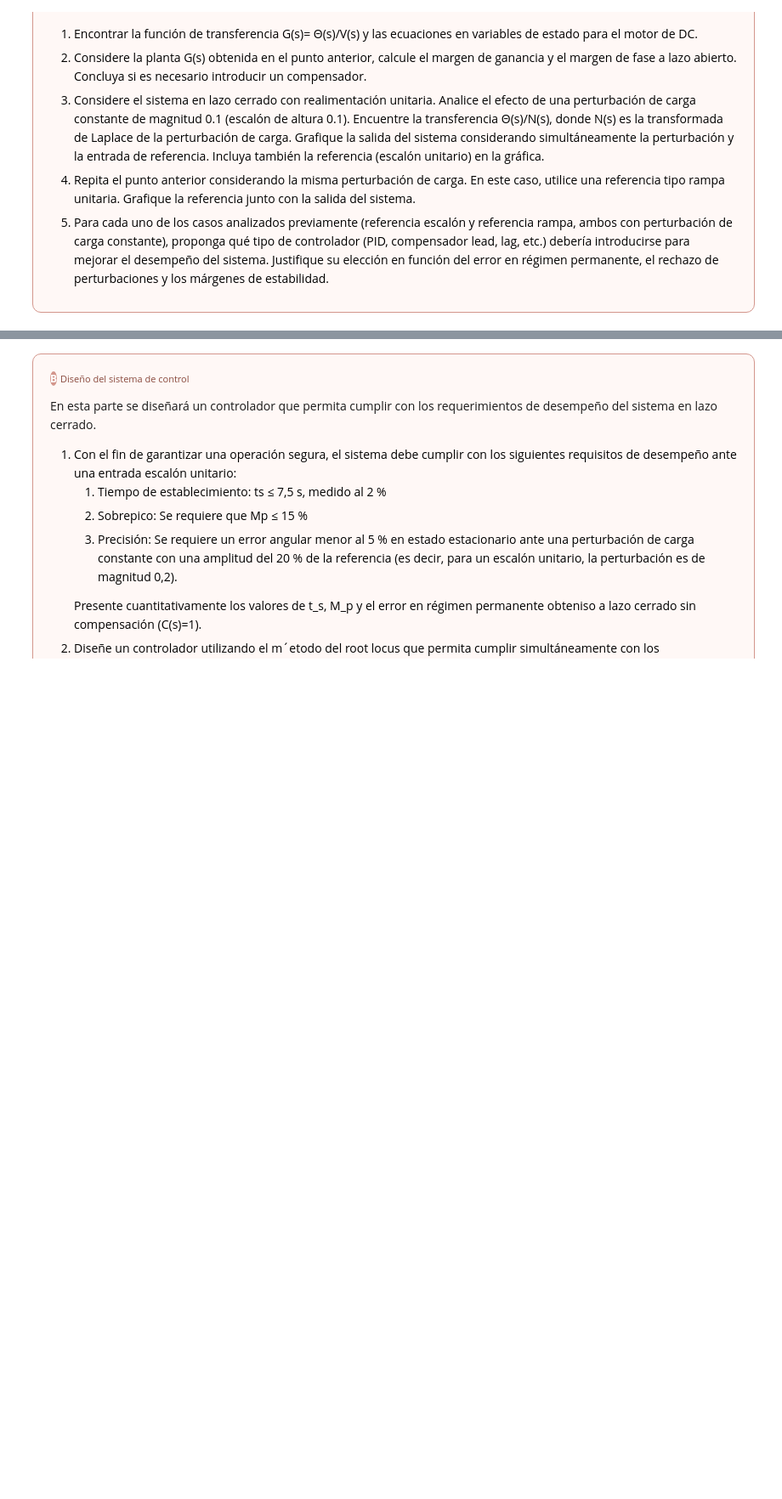
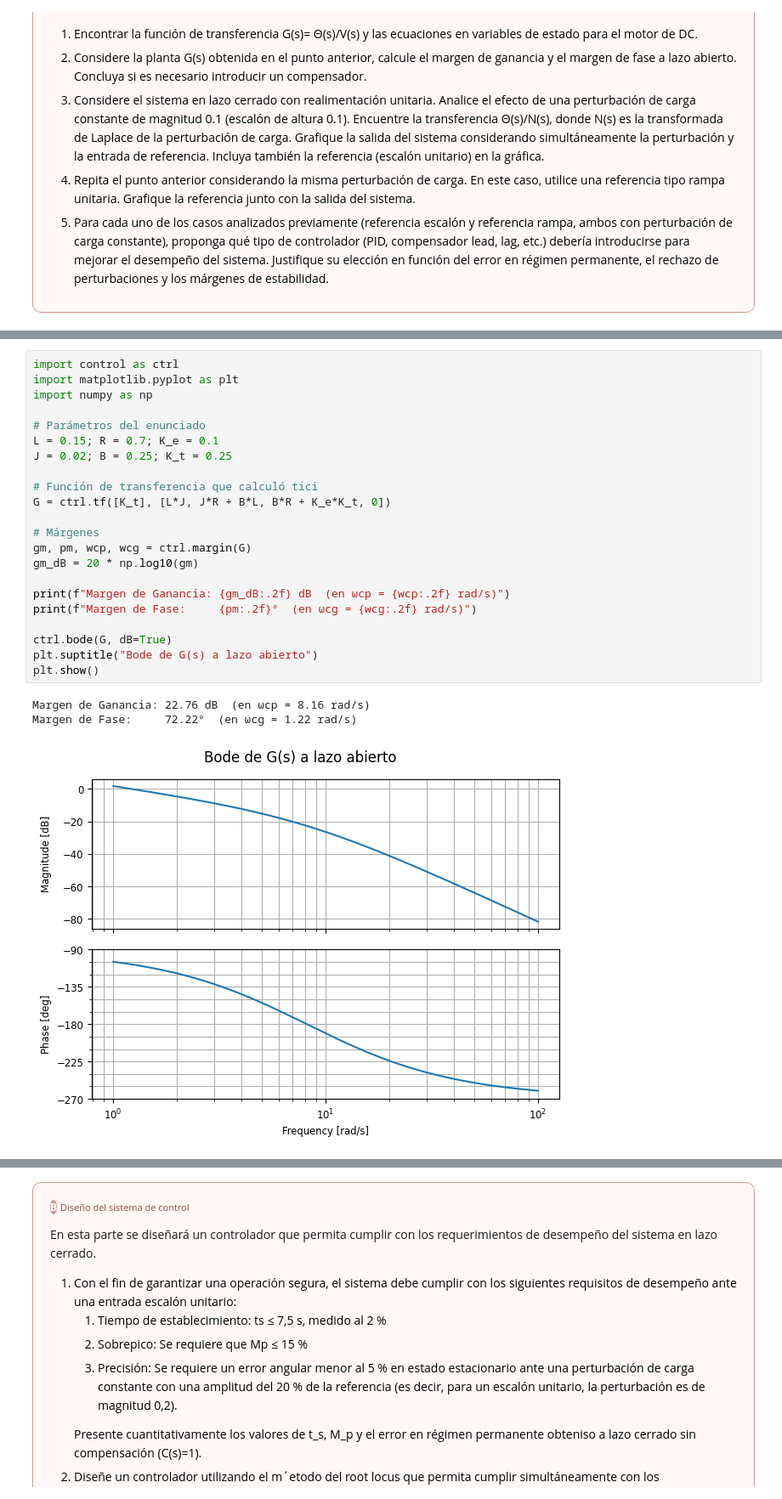
Before and after one commit to Zoevelazquez0430/TP1-SistemasDeControl, a Jupyter notebook: TP1-Control.ipynb, the cells around one changed output, grey strips where cells are left out. Shown at 85% size. Cells and saved outputs as stored; diff of their text form; blank space fills up the shorter version.

```diff
--- a/TP1-Control.ipynb
+++ b/TP1-Control.ipynb
@@ -337,0 +385,26 @@
+# %%
+import control as ctrl
+import matplotlib.pyplot as plt
+import numpy as np
+
+# Parámetros del enunciado
+L = 0.15; R = 0.7; K_e = 0.1
+J = 0.02; B = 0.25; K_t = 0.25
+
+# Función de transferencia que calculó tici
+G = ctrl.tf([K_t], [L*J, J*R + B*L, B*R + K_e*K_t, 0])
+
+# Márgenes
+gm, pm, wcp, wcg = ctrl.margin(G)
+gm_dB = 20 * np.log10(gm)
+
+print(f"Margen de Ganancia: {gm_dB:.2f} dB  (en ωcp = {wcp:.2f} rad/s)")
+print(f"Margen de Fase:     {pm:.2f}°  (en ωcg = {wcg:.2f} rad/s)")
+
+ctrl.bode(G, dB=True)
+plt.suptitle("Bode de G(s) a lazo abierto")
+plt.show()
+# %% [output]
+Margen de Ganancia: 22.76 dB  (en ωcp = 8.16 rad/s)
+Margen de Fase:     72.22°  (en ωcg = 1.22 rad/s)
+[figure, added]
```
Also changed, not shown: parts of 11 cells of this notebook.
